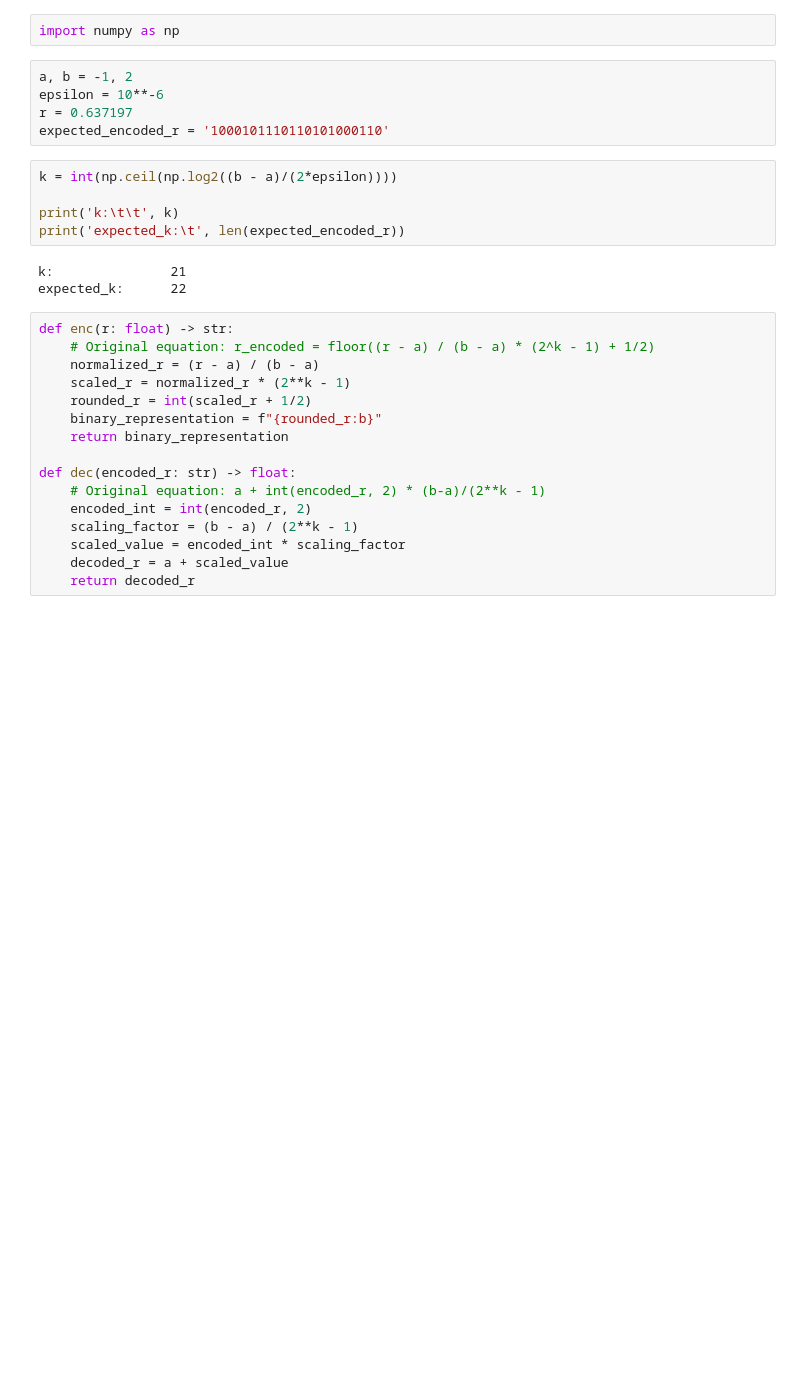
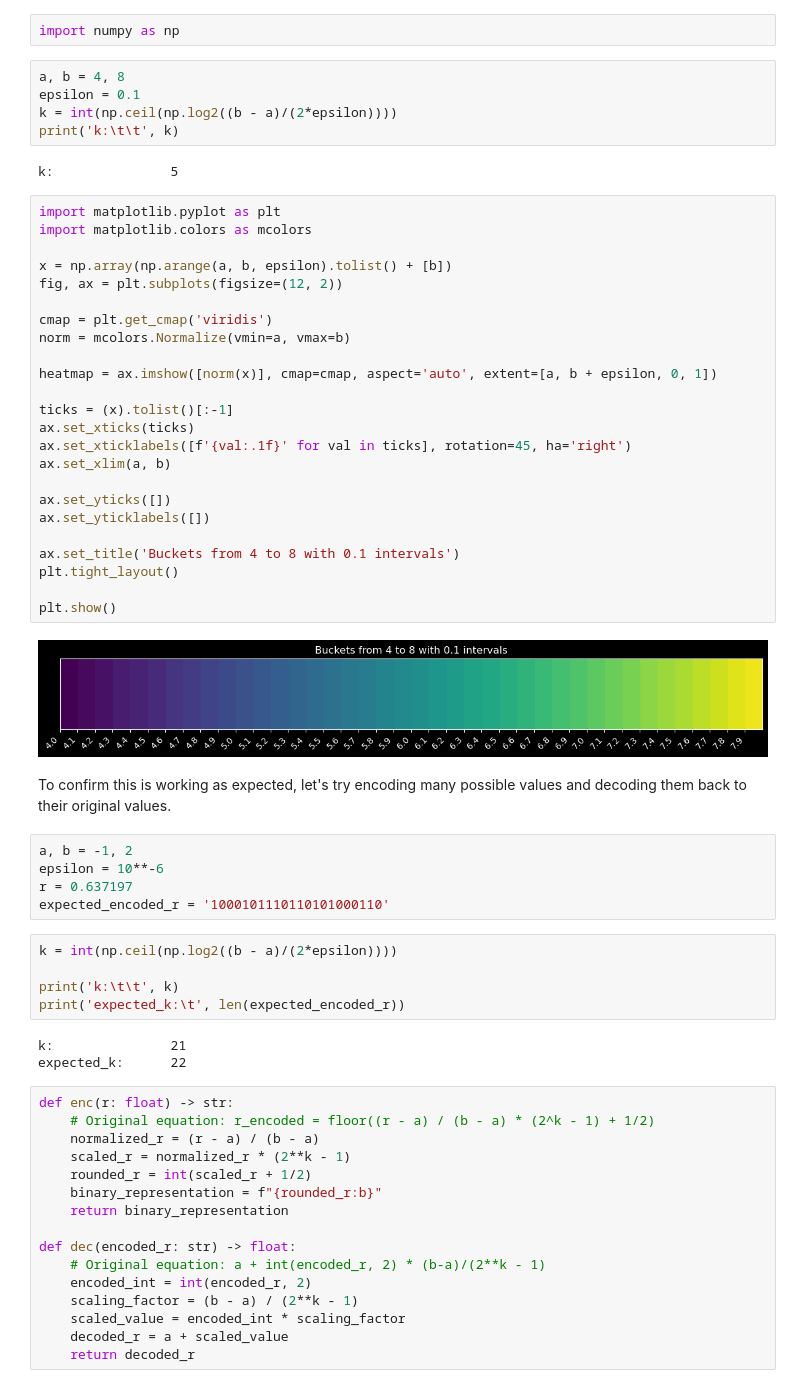
Before and after one commit to ZachParent/zachparent-site, a Jupyter notebook: src/notebooks/binary-representation-of-real-numbers.ipynb, the cells around one changed output. Saved outputs shown, nothing was run; the diff lists cells and outputs as text; blank space fills up the shorter version.

```diff
--- a/src/notebooks/binary-representation-of-real-numbers.ipynb
+++ b/src/notebooks/binary-representation-of-real-numbers.ipynb
@@ -12,5 +38,40 @@ tags:
 # %%
 import numpy as np
+# %%
+a, b = 4, 8
+epsilon = 0.1
+k = int(np.ceil(np.log2((b - a)/(2*epsilon))))
+print('k:\t\t', k)
+# %% [output]
+k:               5
+# %%
+import matplotlib.pyplot as plt
+import matplotlib.colors as mcolors
+
+x = np.array(np.arange(a, b, epsilon).tolist() + [b])
+fig, ax = plt.subplots(figsize=(12, 2))
+
+cmap = plt.get_cmap('viridis')
+norm = mcolors.Normalize(vmin=a, vmax=b)
+
+heatmap = ax.imshow([norm(x)], cmap=cmap, aspect='auto', extent=[a, b + epsilon, 0, 1])
+
+ticks = (x).tolist()[:-1]
+ax.set_xticks(ticks)
+ax.set_xticklabels([f'{val:.1f}' for val in ticks], rotation=45, ha='right')
+ax.set_xlim(a, b)
+
+ax.set_yticks([])
+ax.set_yticklabels([])
+
+ax.set_title('Buckets from 4 to 8 with 0.1 intervals')
+plt.tight_layout()
+
+plt.show()
+# %% [output]
+[figure, added]
+# %% [markdown]
+To confirm this is working as expected, let's try encoding many possible values and decoding them back to their original values.
 # %%
 a, b = -1, 2
 epsilon = 10**-6
```
Also changed, not shown: parts of 3 cells of this notebook, 3 other files.
